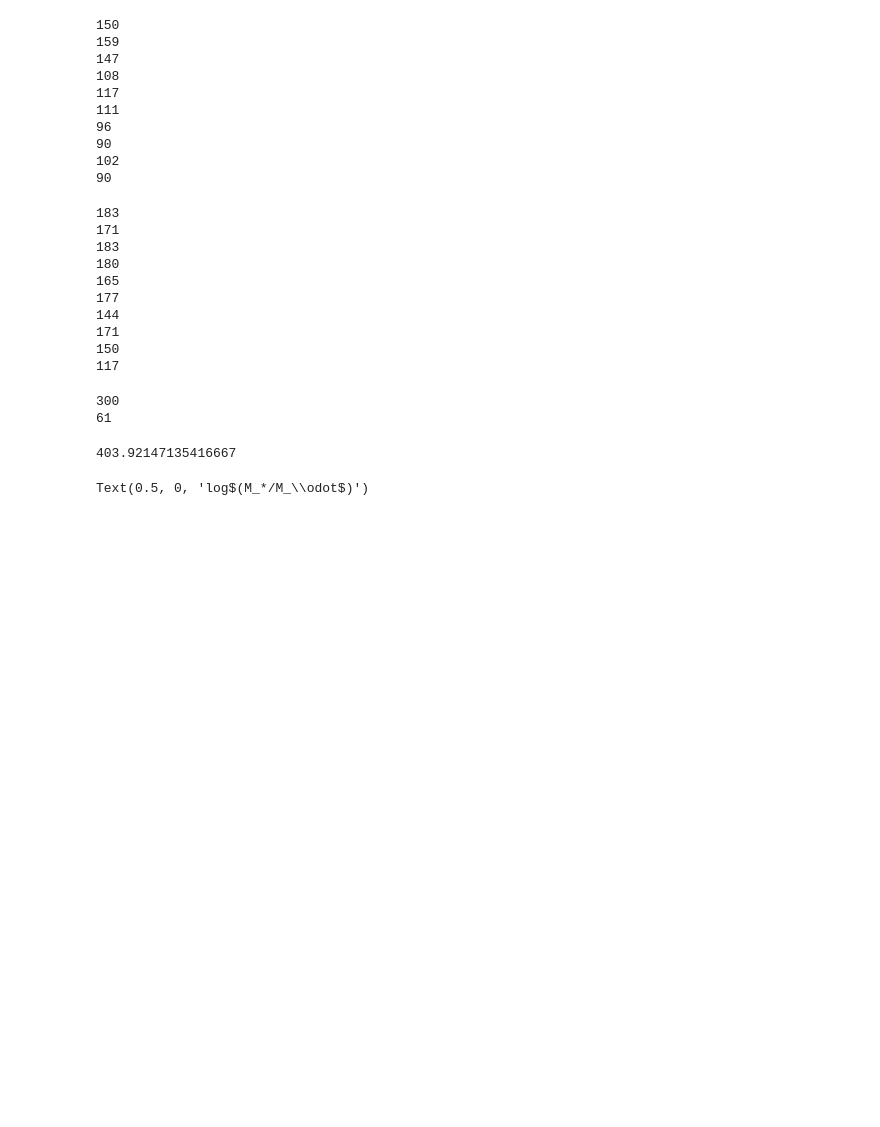
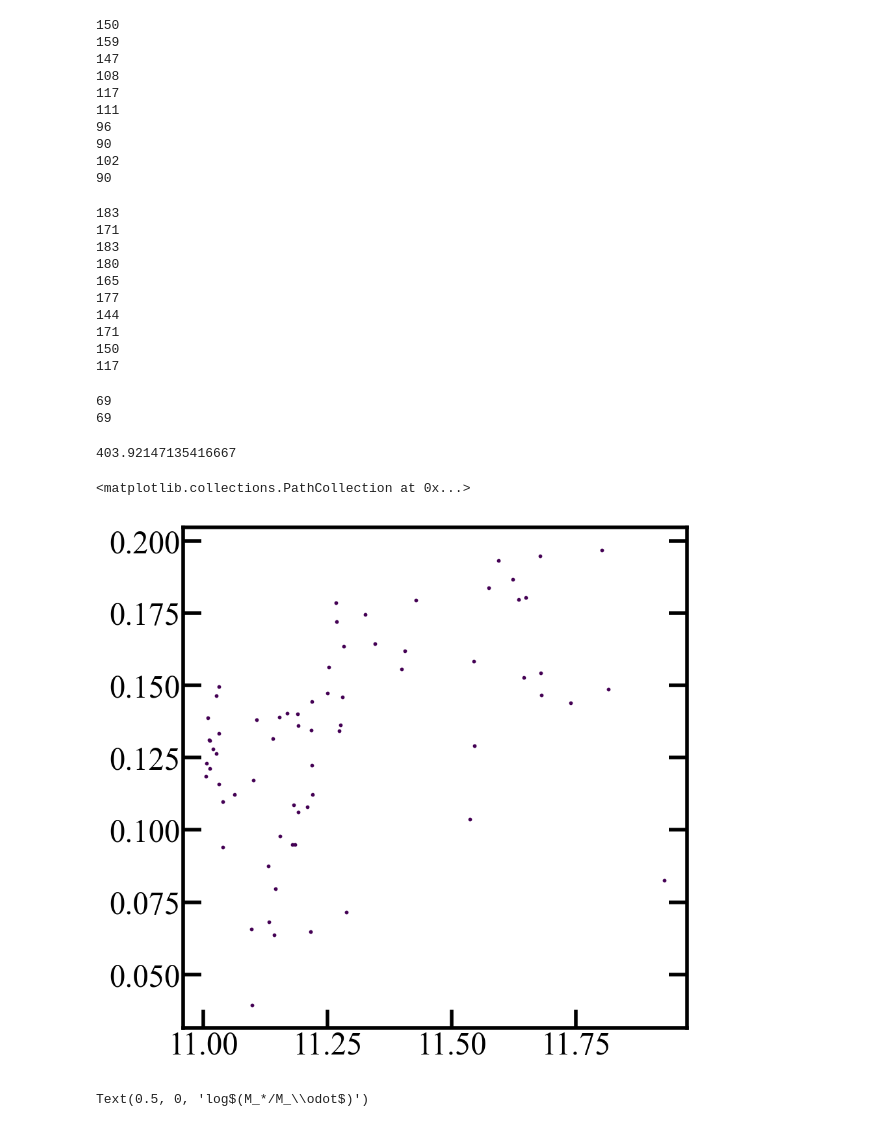
Before and after one commit to skylargrayson/RAFIKICGM, a Jupyter notebook: examples/Galaxy_Samples.ipynb, the cells around one changed output. Cells and saved outputs as stored; diff of their text form; code cells hidden in the pictures; blank space fills up the shorter version.

```diff
--- a/examples/Galaxy_Samples.ipynb
+++ b/examples/Galaxy_Samples.ipynb
@@ -89,17 +89,20 @@ for i in runs:
 117
 # %%
 data_file = '../testing/RAFIKI_A_z01_matching_szdat.hdf5' #path to saved stacked radial data-should be the only thing you need to change
+# %%
+data_file = '../../testing/testing_redshift_resampling_xraydat.hdf5' #path to saved stacked radial data-should be the only thing you need to change
 # %%
 with h5py.File(data_file, 'r') as f:
     sim_name = f['metadata'].attrs['simulation']
-    redshift = f['metadata'].attrs['redshift']
-    indices = f['metadata'].attrs['galaxy_indices']
+    redshift = f['metadata'].attrs['snapshot redshift']
+    indices = f["metadata"]["galaxy_indices"][:]
+    galaxy_redshifts = f["metadata"]["galaxy_redshifts"][:]
 # %%
 print(len(indices))
 print(len(list(set(indices))))
 # %% [output]
-300
-61
+69
+69
 # %%
 path_to_package_data = '/Volumes/easystore/RAFIKI_CGM_mock_library/'
 
@@ -123,6 +126,11 @@ with h5py.File(path, 'r') as f:
 print(np.mean(r200c[indices]))
 # %% [output]
 403.92147135416667
+# %%
+plt.scatter(np.log10(stell)[indices],galaxy_redshifts,s=10)
+# %% [output]
+<matplotlib.collections.PathCollection at 0x...>
+[figure, added]
 # %%
 #------------GALAXY STELLAR MASS DISTRIBTUION--------------------#
 plt.hist(np.log10(stell)[indices])
```
Also changed, not shown: 7 other files.
